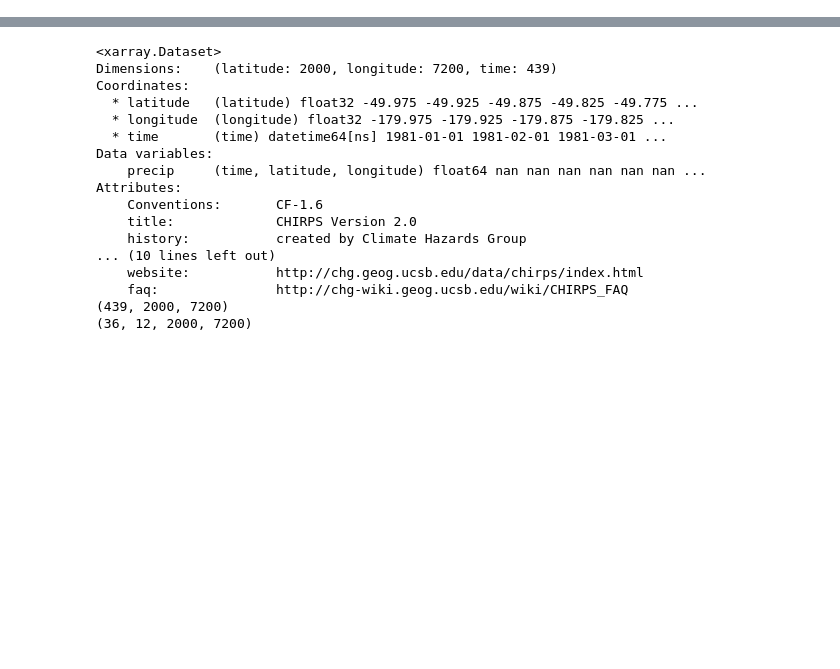
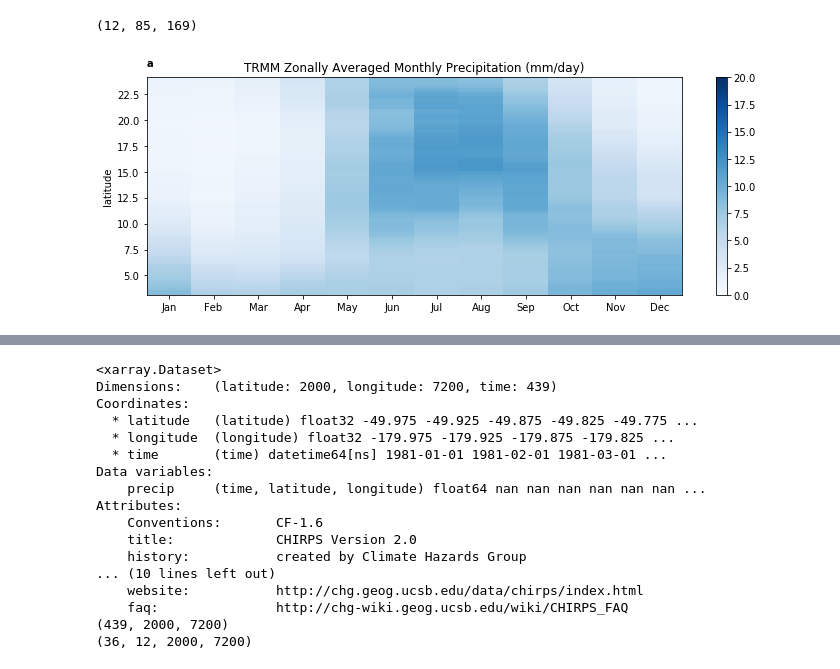
Before and after one commit to likkhian/principia, a Jupyter notebook: MeasurementAnalysis.ipynb, the cells around one changed output, grey strips where cells are left out. Cells and saved outputs as stored; diff of their text form; code cells hidden in the pictures; blank space fills up the shorter version.

```diff
--- a/MeasurementAnalysis.ipynb
+++ b/MeasurementAnalysis.ipynb
@@ -59,0 +136,30 @@ plt.show()
+# %%
+plt.rcParams["figure.figsize"] = 12,4
+trmmyr=np.mean(trmmmth,axis=0)
+trmm_xr=xr.DataArray(trmmyr,dims=('mth','lat','lon'),coords={'mth':np.arange(1,13),'lat':trmm.lat,'lon':trmm.lon})
+np.shape(trmm_xr)
+#d01
+latmin_d1=2.92
+latmax_d1=24.18
+lonmin_d1=81.9 #80.66
+lonmax_d1=124.17 #125.42
+trmmyr_cut=trmm_xr.sel(lat=slice(latmin_d1, latmax_d1),lon=slice(lonmin_d1,lonmax_d1))
+print(np.shape(trmmyr_cut))
+
+lats_mth=np.mean(trmmyr_cut,axis=2)
+plt.figure(1)
+my_xticks=['Jan','Feb','Mar','Apr','May','Jun','Jul','Aug','Sep','Oct','Nov','Dec']
+x_pos=[1.5,2.5,3.5,4.5,5.5,6.5,7.5,8.5,9.5,10.5,11.5,12.5]
+plt.pcolormesh(np.arange(1,14),trmmyr_cut.lat,lats_mth.T,vmin=0,vmax=20,cmap='Blues')
+plt.xticks(x_pos,my_xticks)
+plt.ylabel('latitude')
+plt.title('TRMM Zonally Averaged Monthly Precipitation (mm/day)')
+# plt.xticks(time_val2,my_xticks)
+plt.colorbar()
+ax=plt.gca()
+ax.text(0.0, 1.05, 'a', transform=ax.transAxes,
+                size=10, weight='bold')
+plt.show()
+# %% [output]
+(12, 85, 169)
+[figure, added]
```
Also changed, not shown: parts of 17 cells of this notebook.
